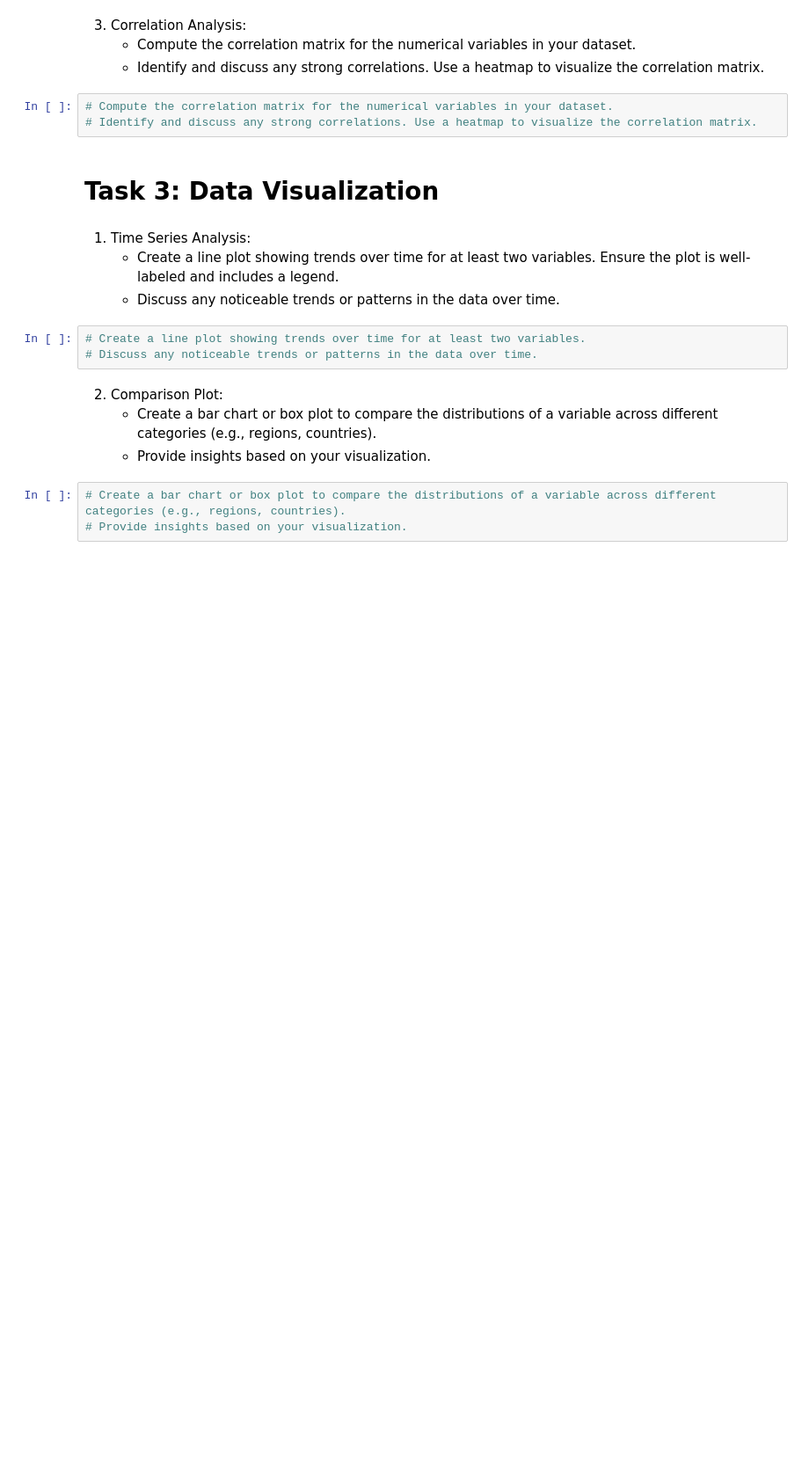
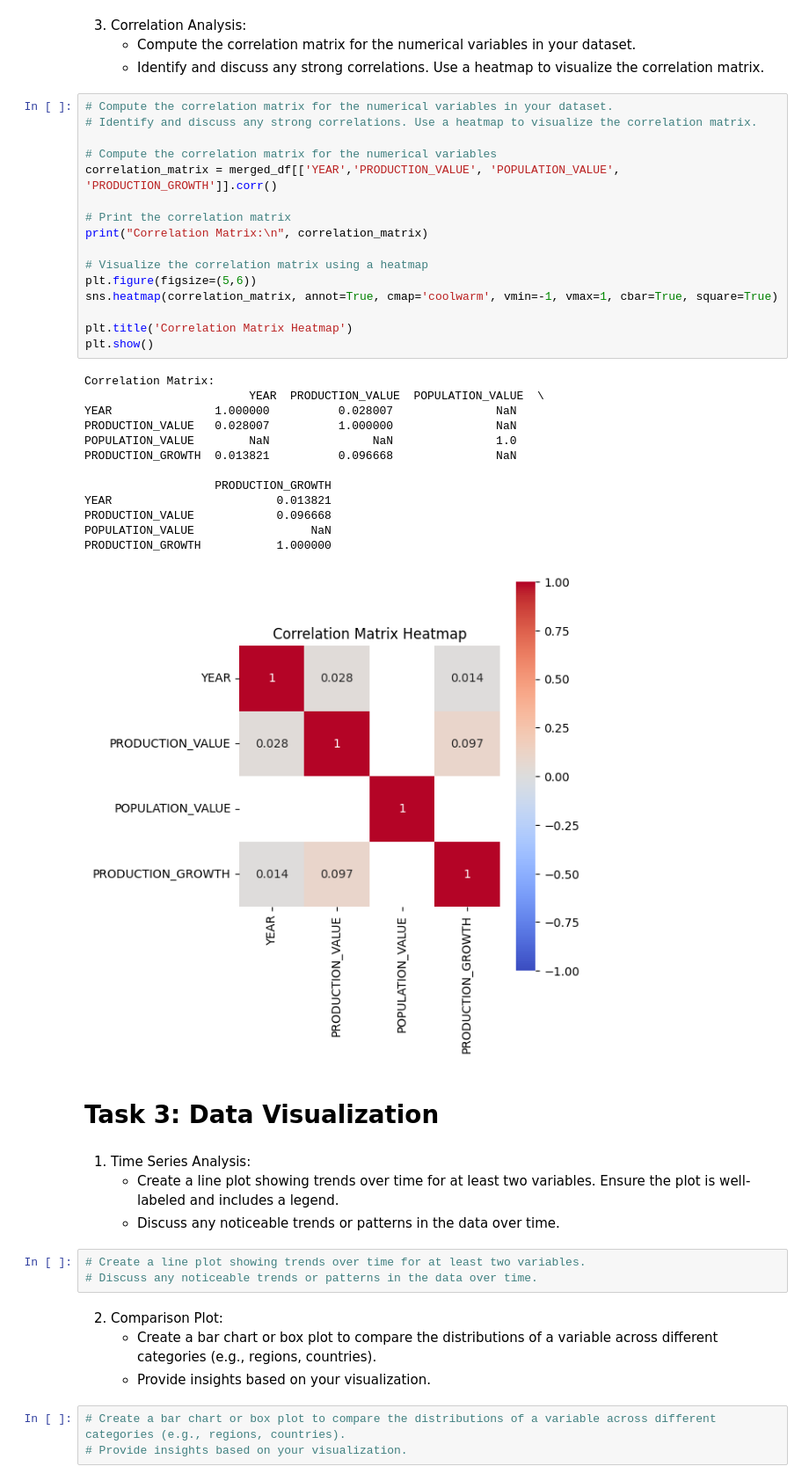
Before and after one commit to Alessa-Gillespie/ASSMT1-GRP3-DATAVIZ, a Jupyter notebook: dataviz_assessment1.ipynb, the cells around one changed output. Shown at 88% size. Saved outputs shown, nothing was run; the diff lists cells and outputs as text; blank space fills up the shorter version.

```diff
--- a/dataviz_assessment1.ipynb
+++ b/dataviz_assessment1.ipynb
@@ -731,6 +912,33 @@ merged_df.head()
 # %%
 # Compute the correlation matrix for the numerical variables in your dataset.
 # Identify and discuss any strong correlations. Use a heatmap to visualize the correlation matrix.
+
+# Compute the correlation matrix for the numerical variables
+correlation_matrix = merged_df[['YEAR','PRODUCTION_VALUE', 'POPULATION_VALUE', 'PRODUCTION_GROWTH']].corr()
+
+# Print the correlation matrix
+print("Correlation Matrix:\n", correlation_matrix)
+
+# Visualize the correlation matrix using a heatmap
+plt.figure(figsize=(5,6))
+sns.heatmap(correlation_matrix, annot=True, cmap='coolwarm', vmin=-1, vmax=1, cbar=True, square=True)
+
+plt.title('Correlation Matrix Heatmap')
+plt.show()
+# %% [output]
+Correlation Matrix:
+                        YEAR  PRODUCTION_VALUE  POPULATION_VALUE  \
+YEAR               1.000000          0.028007               NaN
+PRODUCTION_VALUE   0.028007          1.000000               NaN
+POPULATION_VALUE        NaN               NaN               1.0
+PRODUCTION_GROWTH  0.013821          0.096668               NaN
+
+                   PRODUCTION_GROWTH
+YEAR                        0.013821
+PRODUCTION_VALUE            0.096668
+POPULATION_VALUE                 NaN
+PRODUCTION_GROWTH           1.000000
+[figure, added]
 # %% [markdown]
 # Task 3: Data Visualization
 # %% [markdown]
```
Also changed, not shown: parts of 8 cells of this notebook.
